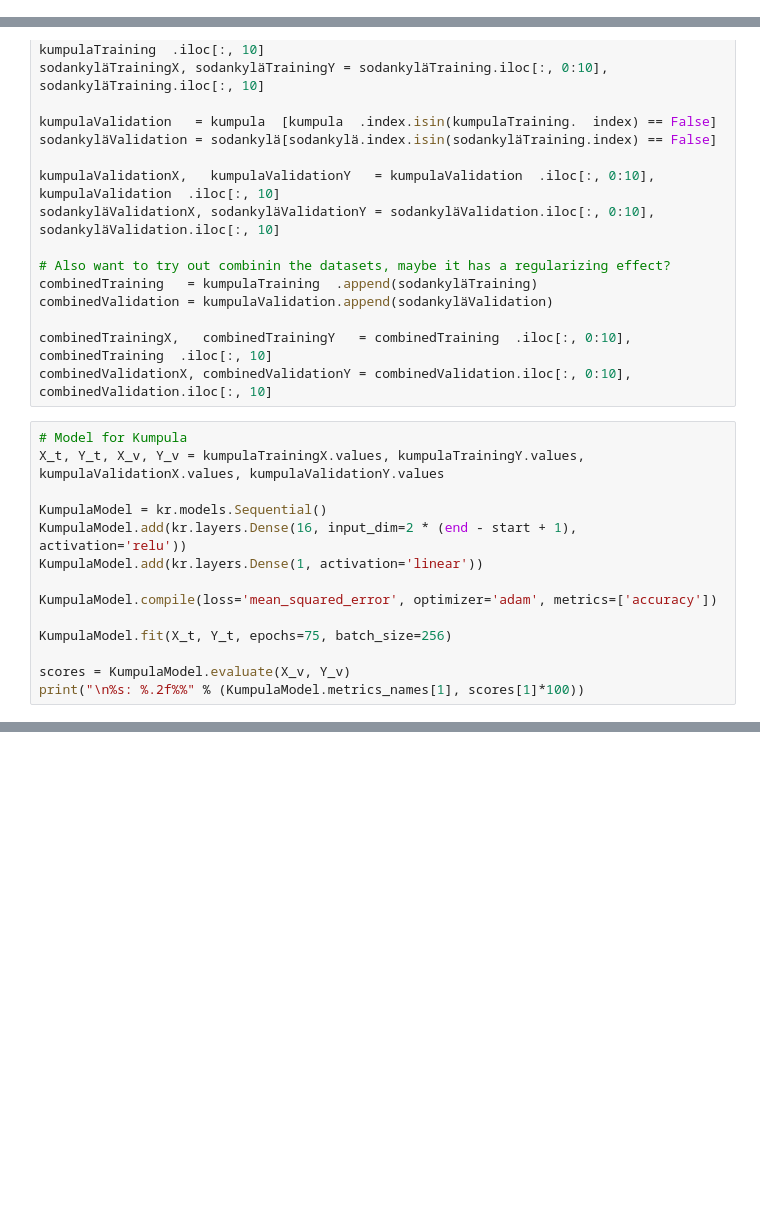
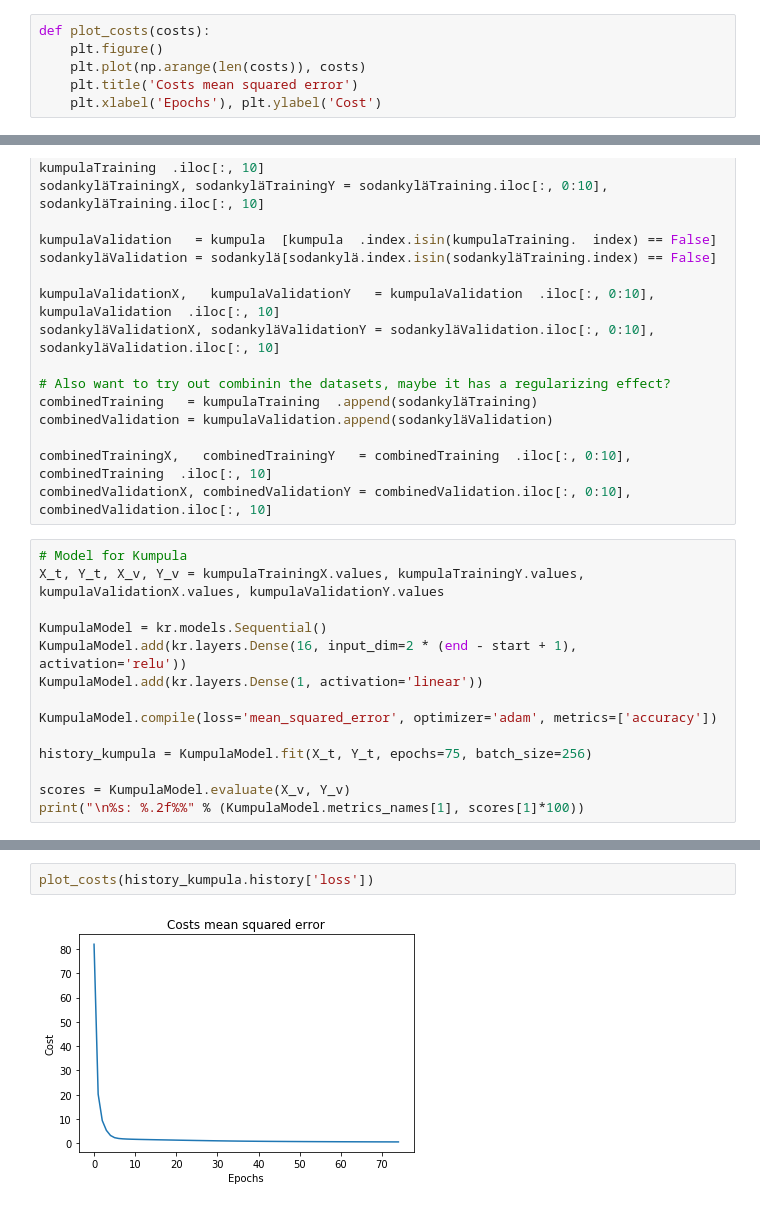
Before and after one commit to oscargranlund/AANN2018Project, a Jupyter notebook: Analys.ipynb, the cells around one changed output, grey strips where cells are left out. Cells and saved outputs as stored; diff of their text form; blank space fills up the shorter version.

Commit message:
added some plotting code

```diff
--- a/Analys.ipynb
+++ b/Analys.ipynb
@@ -34,6 +35,12 @@ sodankylä.drop(index=indexesToDrop, inplace=True)
 # Reindex
 kumpula  .reset_index(drop=True, inplace=True)
 sodankylä.reset_index(drop=True, inplace=True)
+# %%
+def plot_costs(costs):
+    plt.figure()
+    plt.plot(np.arange(len(costs)), costs)
+    plt.title('Costs mean squared error')
+    plt.xlabel('Epochs'), plt.ylabel('Cost')
 # %%
 # Create validation- and training sets as well as X- and Y-pairs
 kumpulaTraining   = kumpula  .sample(frac=0.8, random_state=2018)
@@ -64,7 +71,7 @@ KumpulaModel.add(kr.layers.Dense(1, activation='linear'))
 
 KumpulaModel.compile(loss='mean_squared_error', optimizer='adam', metrics=['accuracy'])
 
-KumpulaModel.fit(X_t, Y_t, epochs=75, batch_size=256)
+history_kumpula = KumpulaModel.fit(X_t, Y_t, epochs=75, batch_size=256)
 
 scores = KumpulaModel.evaluate(X_v, Y_v)
 print("\n%s: %.2f%%" % (KumpulaModel.metrics_names[1], scores[1]*100))
@@ -71,3 +96,7 @@ print("\n%s: %.2f%%" % (KumpulaModel.metrics_names[1], scores[1]*100))
+# %%
+plot_costs(history_kumpula.history['loss'])
+# %% [output]
+[figure, added]
 # %%
 # Model for Sodankylä
 X_t, Y_t, X_v, Y_v = sodankyläTrainingX.values, sodankyläTrainingY.values, sodankyläValidationX.values, sodankyläValidationY.values
```
Also changed, not shown: parts of 7 cells of this notebook.
